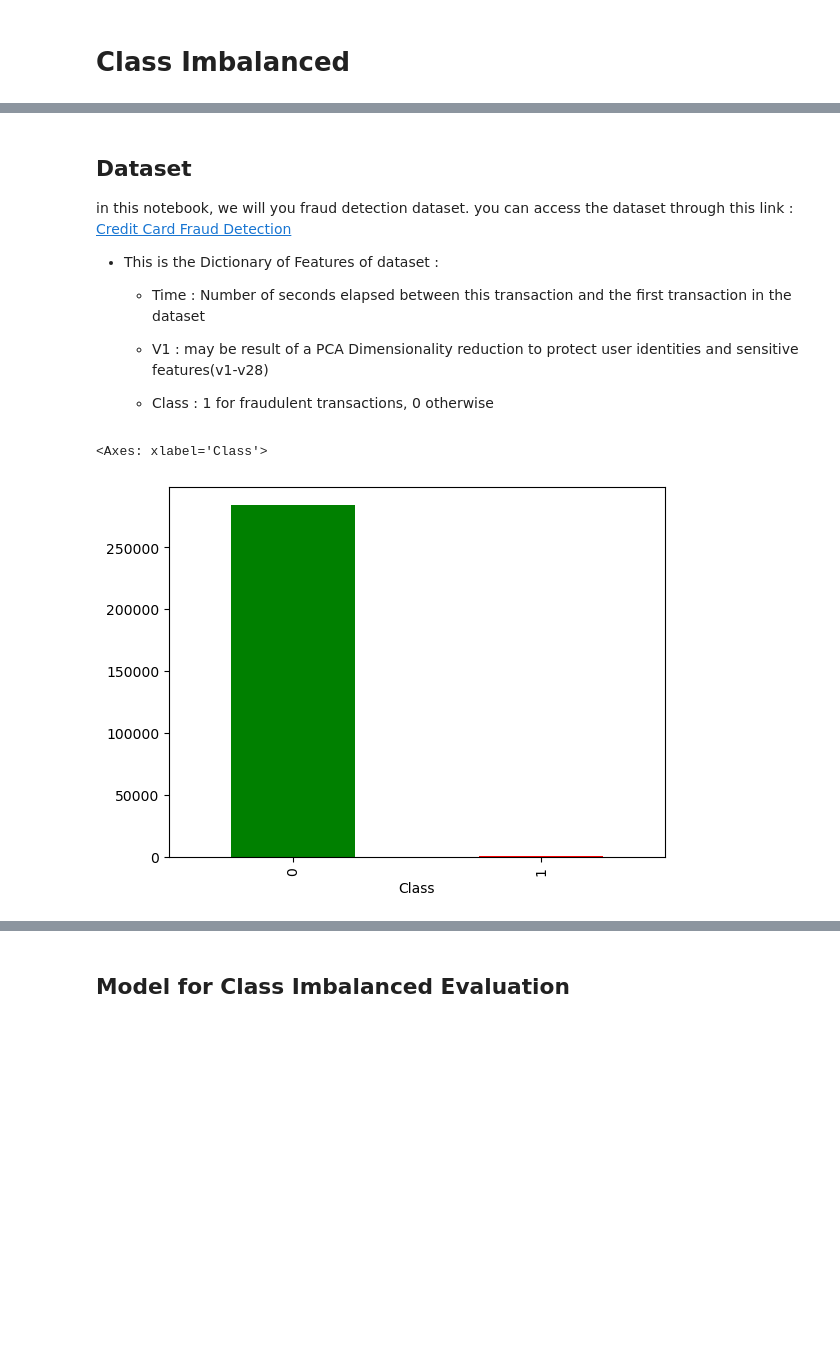
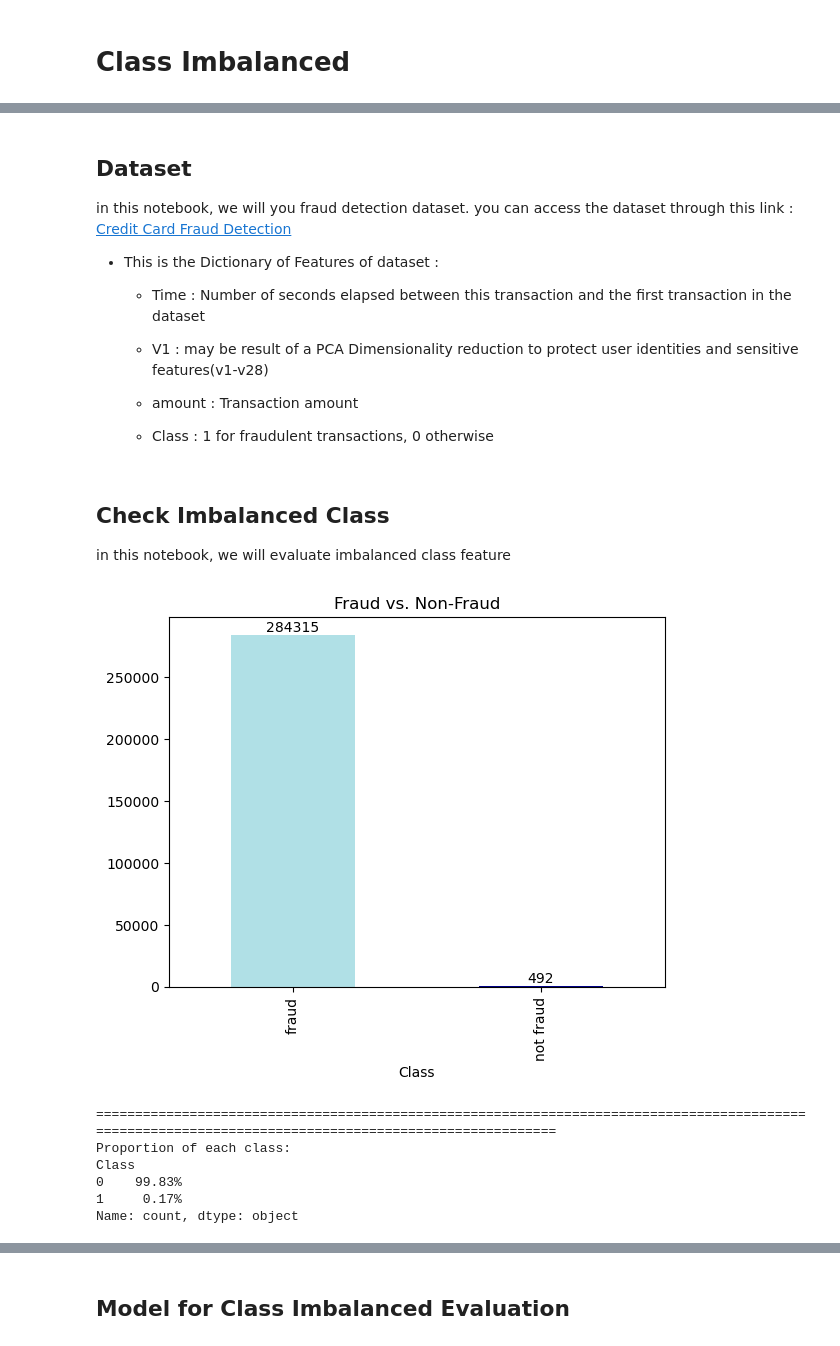
Before and after one commit to adisetiawannn/datascience_python, a Jupyter notebook: data_science_with_python/data_preprocessing/class_imbalance.ipynb, the cells around one changed output, grey strips where cells are left out. Drawn from its saved outputs; the diff is of its cells as text; code cells hidden in the pictures; blank space fills up the shorter version.

Commit message:
update imbalanced notebook-under sampling

```diff
--- a/data_science_with_python/data_preprocessing/class_imbalance.ipynb
+++ b/data_science_with_python/data_preprocessing/class_imbalance.ipynb
@@ -71,15 +73,39 @@ in this notebook, we will you fraud detection dataset. you can access the datase
 
     * V1 : may be result of a PCA Dimensionality reduction to protect user identities and sensitive features(v1-v28)
 
+    * amount : Transaction amount
+
     * Class : 1 for fraudulent transactions, 0 otherwise
+# %% [markdown]
+## **Check Imbalanced Class**
+in this notebook, we will evaluate imbalanced class feature
 # %%
 import pandas as pd
+import matplotlib.pyplot as plt
 
 dataset = pd.read_csv('/Users/Shared/Cloud Drive/repo_adi/dataset/creditcard.csv')
 dataset.head().style.background_gradient(cmap='Blues')
 
 # check data proportion on Class Feature
-dataset['Class'].value_counts().plot(kind='bar',color=['green','red'])
+class_counts = dataset['Class'].value_counts()
+class_counts.plot(kind='bar',color=['powderblue','darkblue'], title='Fraud vs. Non-Fraud')
+plt.xticks(ticks=dataset['Class'].unique(),labels=['fraud','not fraud'])
+
+# adding label counts
+for i, count in enumerate(class_counts):
+    plt.text(i, count + 10, str(count), ha='center', va='bottom', fontsize=10)
+
+plt.show()
+
+print("====="*30)
+
+percentage_class = class_counts/sum(class_counts)
+print(f'Proportion of each class:\n{percentage_class.map(lambda x: "{:.2%}".format(x))}')
 # %% [output]
+[figure, new version]
-<Axes: xlabel='Class'>
+======================================================================================================================================================
+Proportion of each class:
+Class
+0    99.83%
+1     0.17%
+Name: count, dtype: object
-[figure, old version]
```
Also changed, not shown: parts of 9 cells of this notebook.
